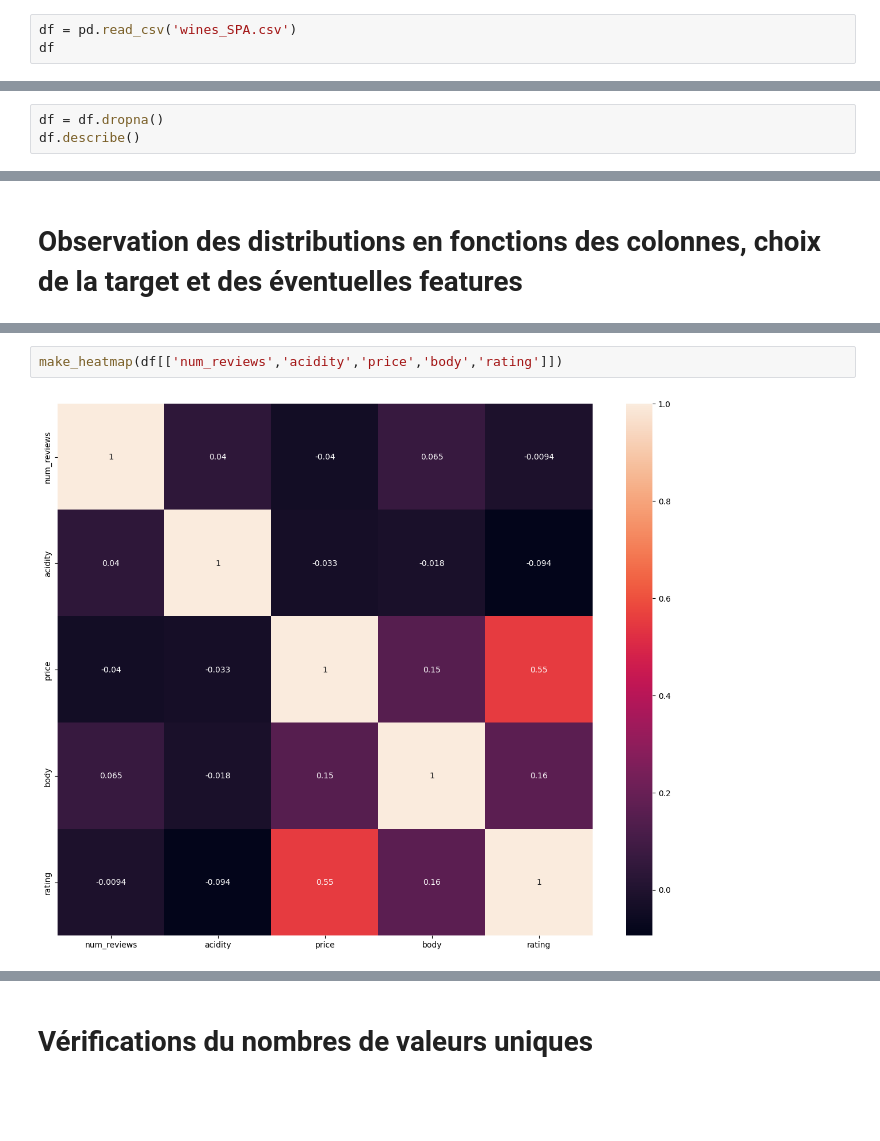
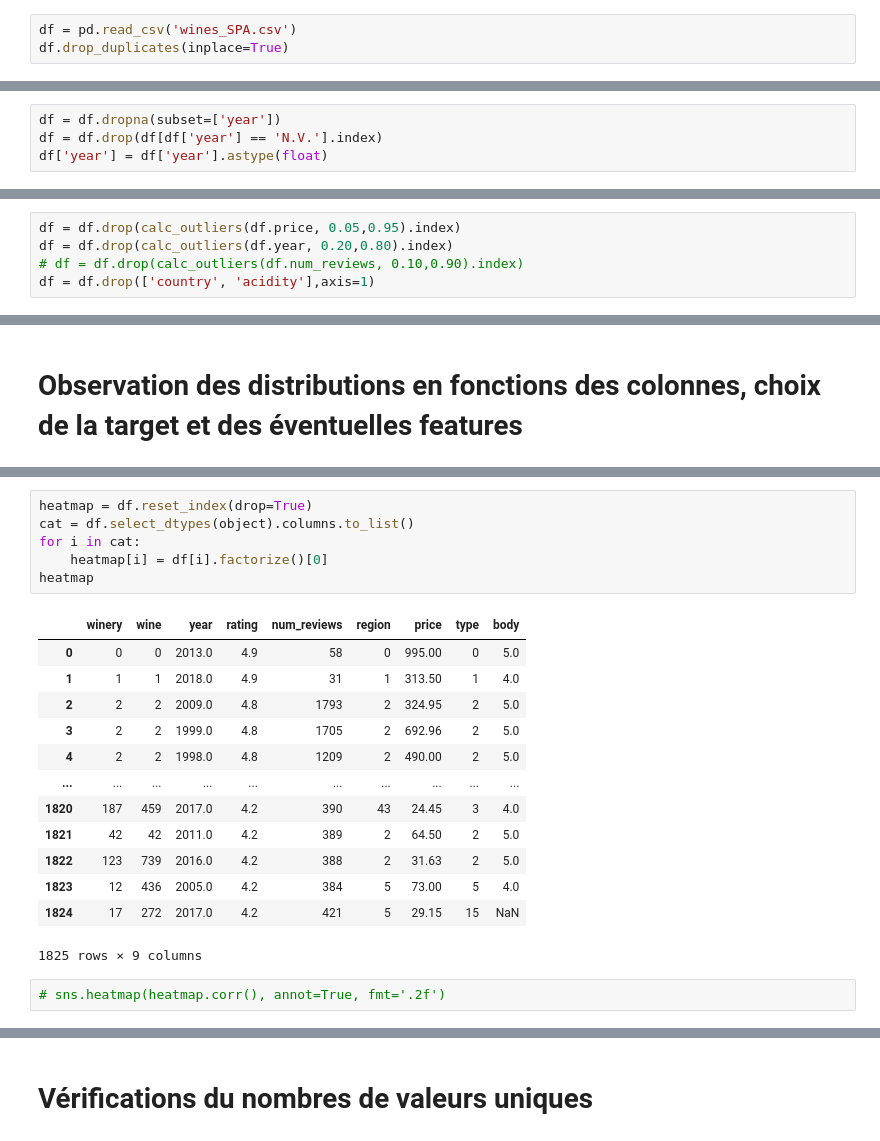
Before and after one commit to superhughhh/brief-My-first-Linear-Regression, a Jupyter notebook: spanish_wine.ipynb, the cells around one changed output, grey strips where cells are left out. Saved outputs shown, nothing was run; the diff lists cells and outputs as text; blank space fills up the shorter version.

```diff
--- a/spanish_wine.ipynb
+++ b/spanish_wine.ipynb
@@ -16,4 +15,4 @@ from sklearn import set_config
 # Import des packages, Chargement du dataset, fonction de vision de base
 # %%
 df = pd.read_csv('wines_SPA.csv')
-df
+df.drop_duplicates(inplace=True)
@@ -59,3 +46,0 @@ memory usage: 644.7+ KB
-# %%
-df = df.dropna()
-df.describe()
@@ -86,0 +68,4 @@ for index, column in enumerate(df.columns):
+# %%
+df = df.dropna(subset=['year'])
+df = df.drop(df[df['year'] == 'N.V.'].index)
+df['year'] = df['year'].astype(float)
@@ -86,0 +102,5 @@ for index, column in enumerate(df.columns):
+# %%
+df = df.drop(calc_outliers(df.price, 0.05,0.95).index)
+df = df.drop(calc_outliers(df.year, 0.20,0.80).index)
+# df = df.drop(calc_outliers(df.num_reviews, 0.10,0.90).index)
+df = df.drop(['country', 'acidity'],axis=1)
@@ -102,5 +114,23 @@ df.corr()
-# %%
-make_heatmap(df[['num_reviews','acidity','price','body','rating']])
-# %% [output]
-[figure, removed]
+# %%
+heatmap = df.reset_index(drop=True)
+cat = df.select_dtypes(object).columns.to_list()
+for i in cat:
+    heatmap[i] = df[i].factorize()[0]
+heatmap
+# %% [output]
+|  | winery | wine | year | rating | num_reviews | region | price | type | body |
+| 0 | 0 | 0 | 2013.0 | 4.9 | 58 | 0 | 995.00 | 0 | 5.0 |
+| 1 | 1 | 1 | 2018.0 | 4.9 | 31 | 1 | 313.50 | 1 | 4.0 |
+| 2 | 2 | 2 | 2009.0 | 4.8 | 1793 | 2 | 324.95 | 2 | 5.0 |
+| 3 | 2 | 2 | 1999.0 | 4.8 | 1705 | 2 | 692.96 | 2 | 5.0 |
+| 4 | 2 | 2 | 1998.0 | 4.8 | 1209 | 2 | 490.00 | 2 | 5.0 |
+| ... | ... | ... | ... | ... | ... | ... | ... | ... | ... |
+| 1820 | 187 | 459 | 2017.0 | 4.2 | 390 | 43 | 24.45 | 3 | 4.0 |
+| 1821 | 42 | 42 | 2011.0 | 4.2 | 389 | 2 | 64.50 | 2 | 5.0 |
+| 1822 | 123 | 739 | 2016.0 | 4.2 | 388 | 2 | 31.63 | 2 | 5.0 |
+| 1823 | 12 | 436 | 2005.0 | 4.2 | 384 | 5 | 73.00 | 5 | 4.0 |
+| 1824 | 17 | 272 | 2017.0 | 4.2 | 421 | 5 | 29.15 | 15 | NaN |
+1825 rows × 9 columns
+# %%
+# sns.heatmap(heatmap.corr(), annot=True, fmt='.2f')
 # %%
```
Also changed, not shown: parts of 35 cells of this notebook, 1 other file.
